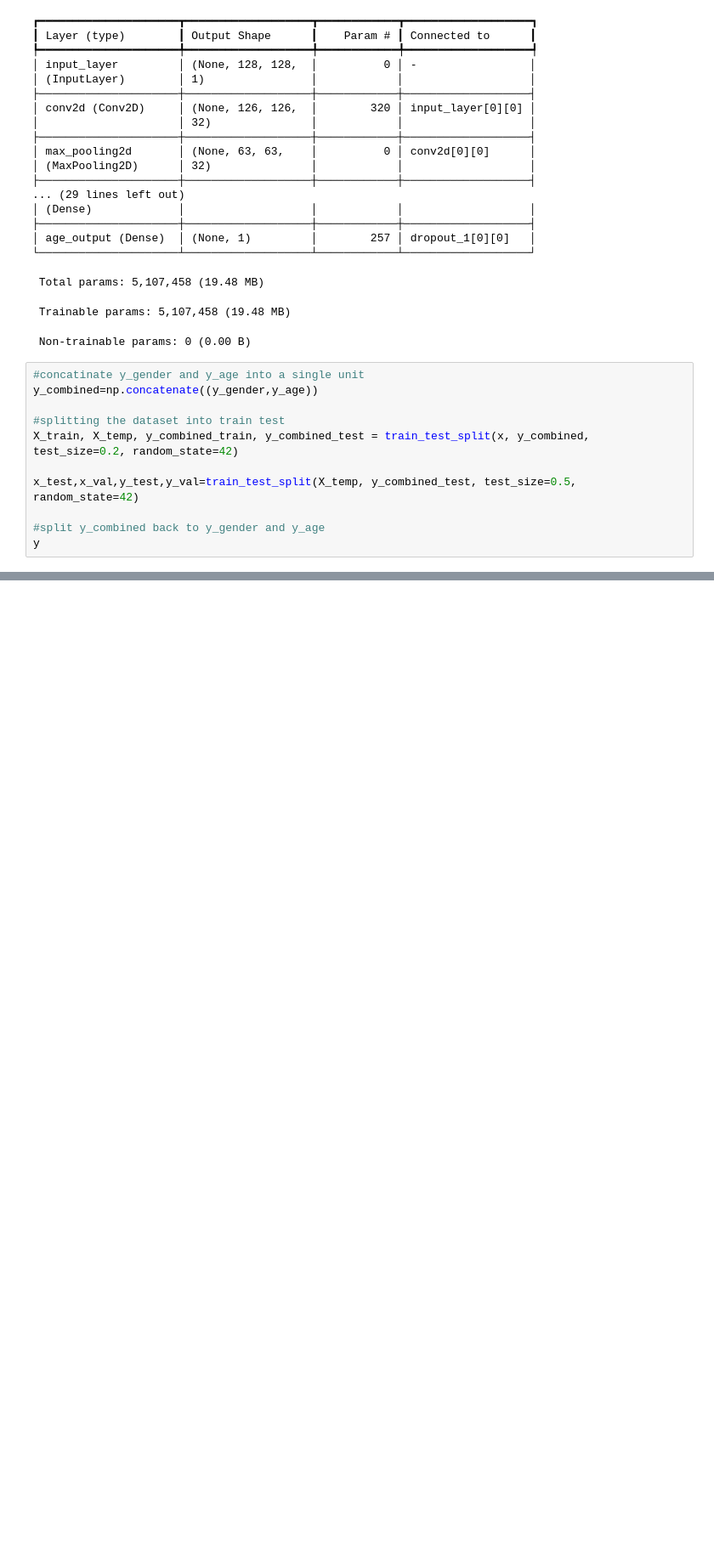
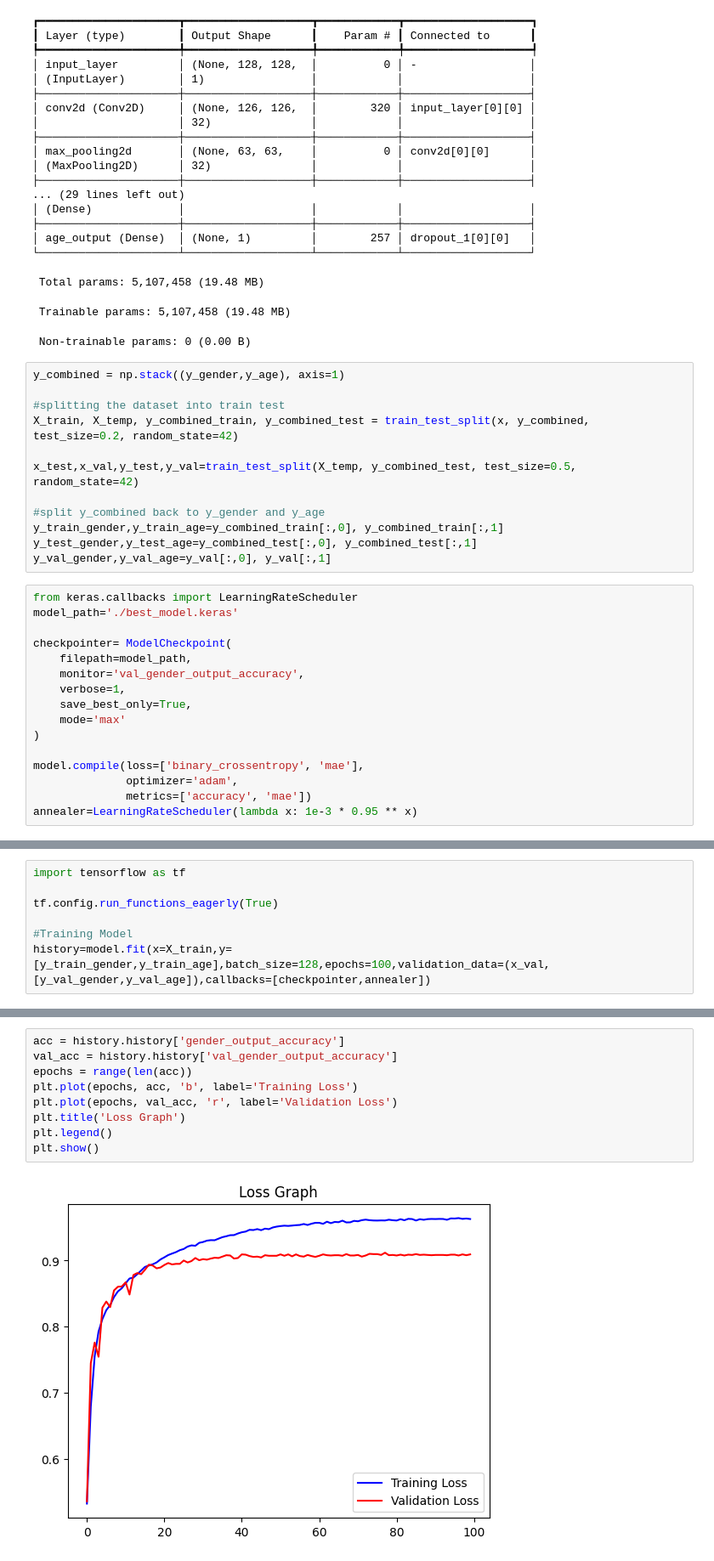
Before and after one commit to Amreen9/Machine_Learning, a Jupyter notebook: age_gender_identification.ipynb, the cells around one changed output, grey strips where cells are left out. Shown at 85% size. Saved outputs shown, nothing was run; the diff lists cells and outputs as text; blank space fills up the shorter version.

```diff
--- a/age_gender_identification.ipynb
+++ b/age_gender_identification.ipynb
@@ -194,8 +194,7 @@ Model: "functional"
  Trainable params: 5,107,458 (19.48 MB)
  Non-trainable params: 0 (0.00 B)
 # %%
-#concatinate y_gender and y_age into a single unit
-y_combined=np.concatenate((y_gender,y_age))
+y_combined = np.stack((y_gender,y_age), axis=1)
 
 #splitting the dataset into train test
 X_train, X_temp, y_combined_train, y_combined_test = train_test_split(x, y_combined, test_size=0.2, random_state=42)
@@ -203,4 +202,22 @@ X_train, X_temp, y_combined_train, y_combined_test = train_test_split(x, y_combi
 x_test,x_val,y_test,y_val=train_test_split(X_temp, y_combined_test, test_size=0.5, random_state=42)
 
 #split y_combined back to y_gender and y_age
-y
+y_train_gender,y_train_age=y_combined_train[:,0], y_combined_train[:,1]
+y_test_gender,y_test_age=y_combined_test[:,0], y_combined_test[:,1]
+y_val_gender,y_val_age=y_val[:,0], y_val[:,1]
+# %%
+from keras.callbacks import LearningRateScheduler
+model_path='./best_model.keras'
+
+checkpointer= ModelCheckpoint(
+    filepath=model_path,
+    monitor='val_gender_output_accuracy',
+    verbose=1,
+    save_best_only=True,
+    mode='max'
+)
+
+model.compile(loss=['binary_crossentropy', 'mae'],
+              optimizer='adam',
+              metrics=['accuracy', 'mae'])
+annealer=LearningRateScheduler(lambda x: 1e-3 * 0.95 ** x)
@@ -206,0 +241,7 @@ y
+# %%
+import tensorflow as tf
+
+tf.config.run_functions_eagerly(True)
+
+#Training Model
+history=model.fit(x=X_train,y=[y_train_gender,y_train_age],batch_size=128,epochs=100,validation_data=(x_val,[y_val_gender,y_val_age]),callbacks=[checkpointer,annealer])
@@ -206,0 +270,11 @@ y
+# %%
+acc = history.history['gender_output_accuracy']
+val_acc = history.history['val_gender_output_accuracy']
+epochs = range(len(acc))
+plt.plot(epochs, acc, 'b', label='Training Loss')
+plt.plot(epochs, val_acc, 'r', label='Validation Loss')
+plt.title('Loss Graph')
+plt.legend()
+plt.show()
+# %% [output]
+[figure, added]
```
Also changed, not shown: parts of 8 cells of this notebook.
